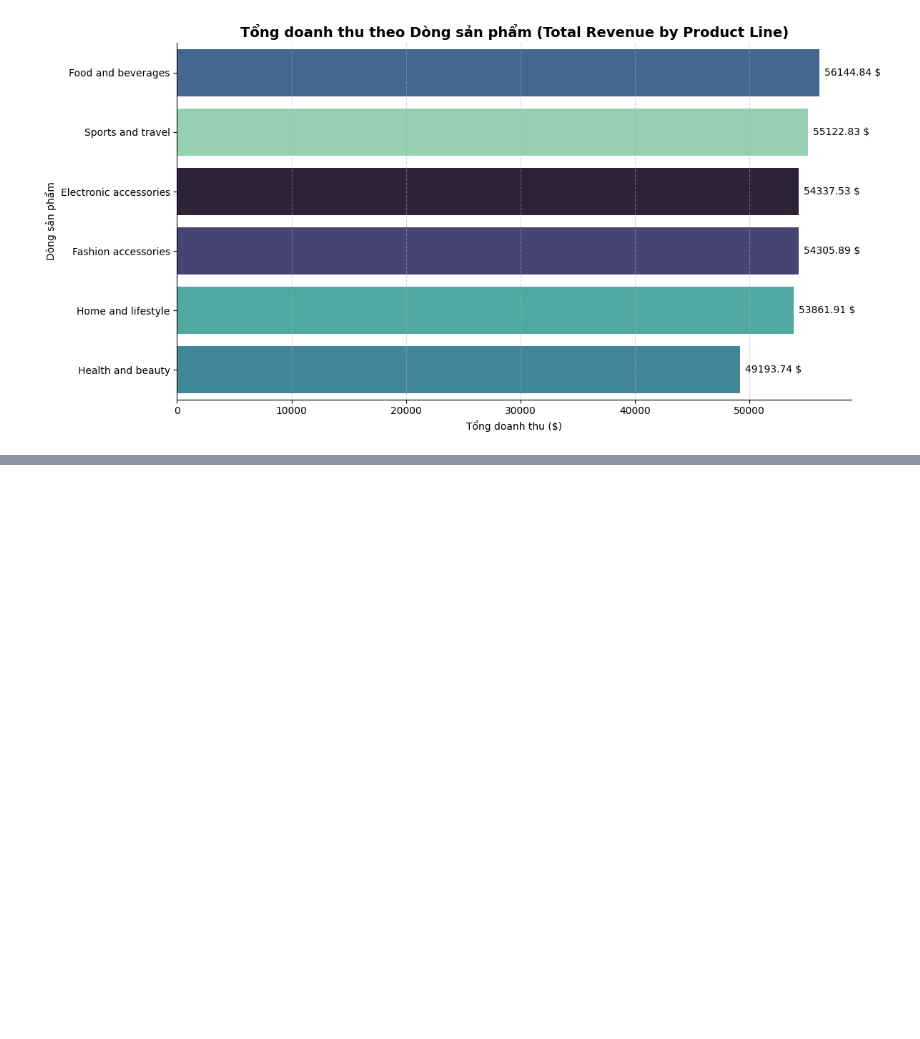
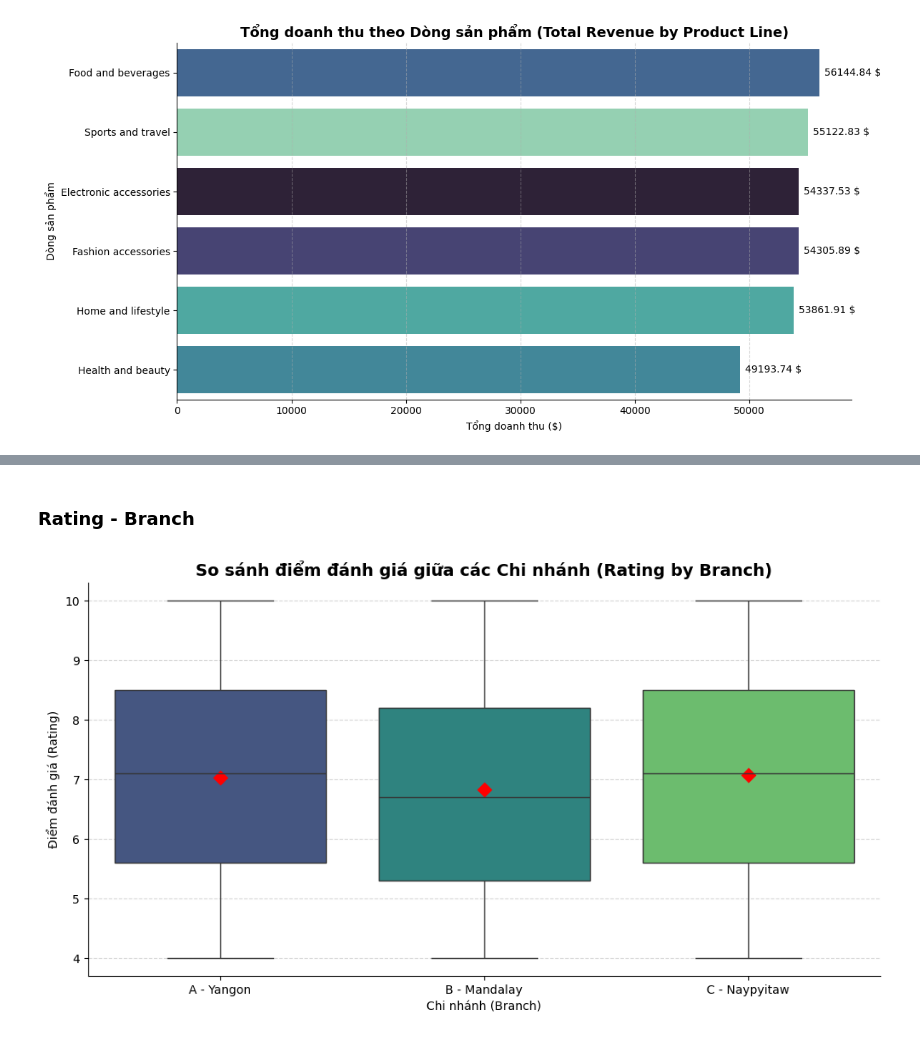
Before and after one commit to Jackxeid/Learn---MindX, a Jupyter notebook: Final Project/finalProject.ipynb, the cells around one changed output, grey strips where cells are left out. Cells and saved outputs as stored; diff of their text form; code cells hidden in the pictures; blank space fills up the shorter version.

Commit message:
Eight chart

```diff
--- a/Final Project/finalProject.ipynb
+++ b/Final Project/finalProject.ipynb
@@ -488,3 +494,23 @@ plt.show()
 - Tối ưu hóa lợi nhuận: Vì Food and beverages đang dẫn đầu doanh thu, siêu thị nên kiểm tra lại gross income của dòng này. Nếu biên lợi nhuận tốt, hãy mở rộng diện tích quầy kệ cho nhóm này để tăng tiếp cận khách hàng.
 - Chiến lược cho nhóm Health & Beauty: Doanh thu dưới mức 50,000 $ cho thấy đây là nhóm cần được kích cầu. Có thể áp dụng chiến thuật "bundle sales" (bán kèm) với nhóm Fashion để tận dụng lượng khách mua phụ kiện đông đảo.
 - Sắp xếp kho bãi: Nhóm Sports and travel mang lại doanh thu cao thứ 2, nên được bố trí ở những vị trí khách dễ tiếp cận nhất để thúc đẩy các đơn hàng giá trị lớn.
+# %% [markdown]
+### Rating - Branch
+# %%
+plt.figure(figsize=(12, 6))
+
+ax = sns.boxplot(data=df, x='Branch', y='Rating', hue='Branch', palette='viridis', order=['A', 'B', 'C'])
+ax.set_xticklabels(custom_labels)
+
+sns.pointplot(data=df, x='Branch', y='Rating', color='red', markers='D', linestyles='', errorbar=None)
+
+plt.title('So sánh điểm đánh giá giữa các Chi nhánh (Rating by Branch)', fontsize=14, fontweight='bold')
+plt.xlabel('Chi nhánh (Branch)')
+plt.ylabel('Điểm đánh giá (Rating)')
+
+plt.grid(axis='y', linestyle='--', alpha=alpha)
+
+sns.despine()
+plt.show()
+# %% [output]
+[figure, added]
```
Also changed, not shown: parts of 3 cells of this notebook.
